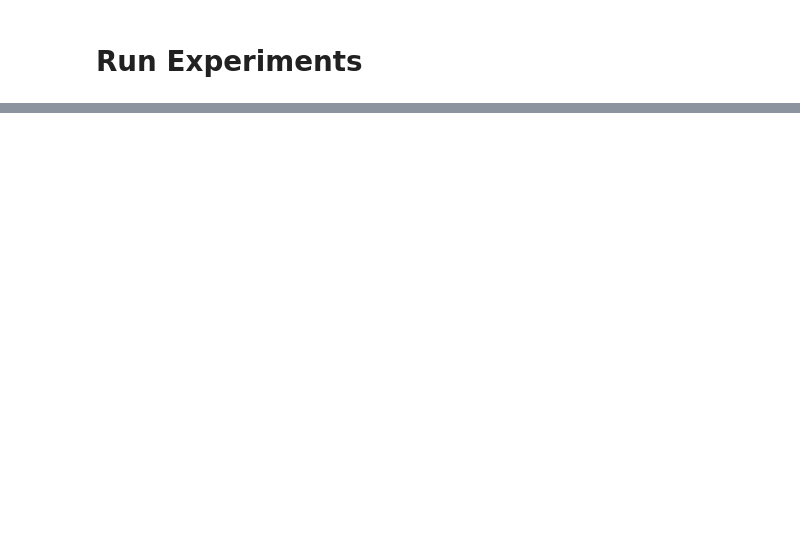
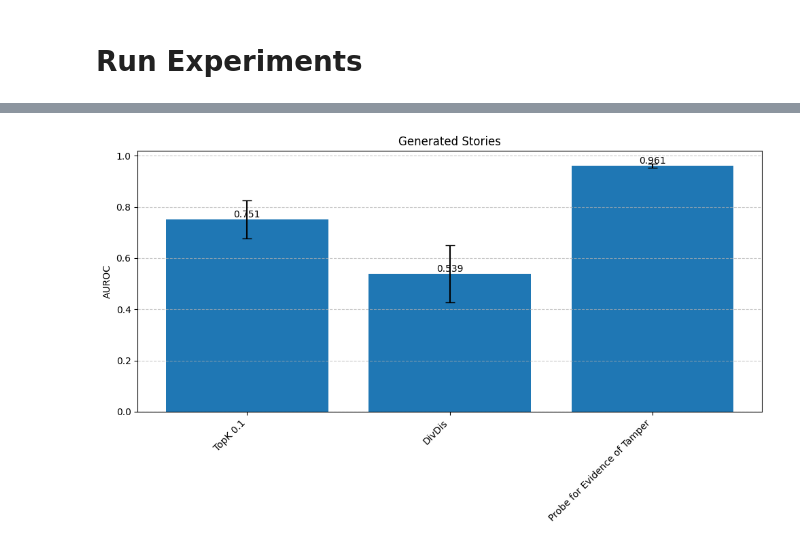
Before and after one commit to oliveradk/diverse-gen, a Jupyter notebook: experiments/250124_mtd/1_mtd_exps.ipynb, the cells around one changed output, grey strips where cells are left out. Saved outputs shown, nothing was run; the diff lists cells and outputs as text; code cells hidden in the pictures; blank space fills up the shorter version.

```diff
--- a/experiments/250124_mtd/1_mtd_exps.ipynb
+++ b/experiments/250124_mtd/1_mtd_exps.ipynb
@@ -131,0 +249,5 @@ jobs = run_experiments(executor, list(configs.values()), SCRIPT_NAME)
+# %%
+plot_method_comparison(results_by_dataset_method["generated-stories"], "Generated Stories")
+plt.show()
+# %% [output]
+[figure, added]
```
Also changed, not shown: parts of 12 cells of this notebook.
